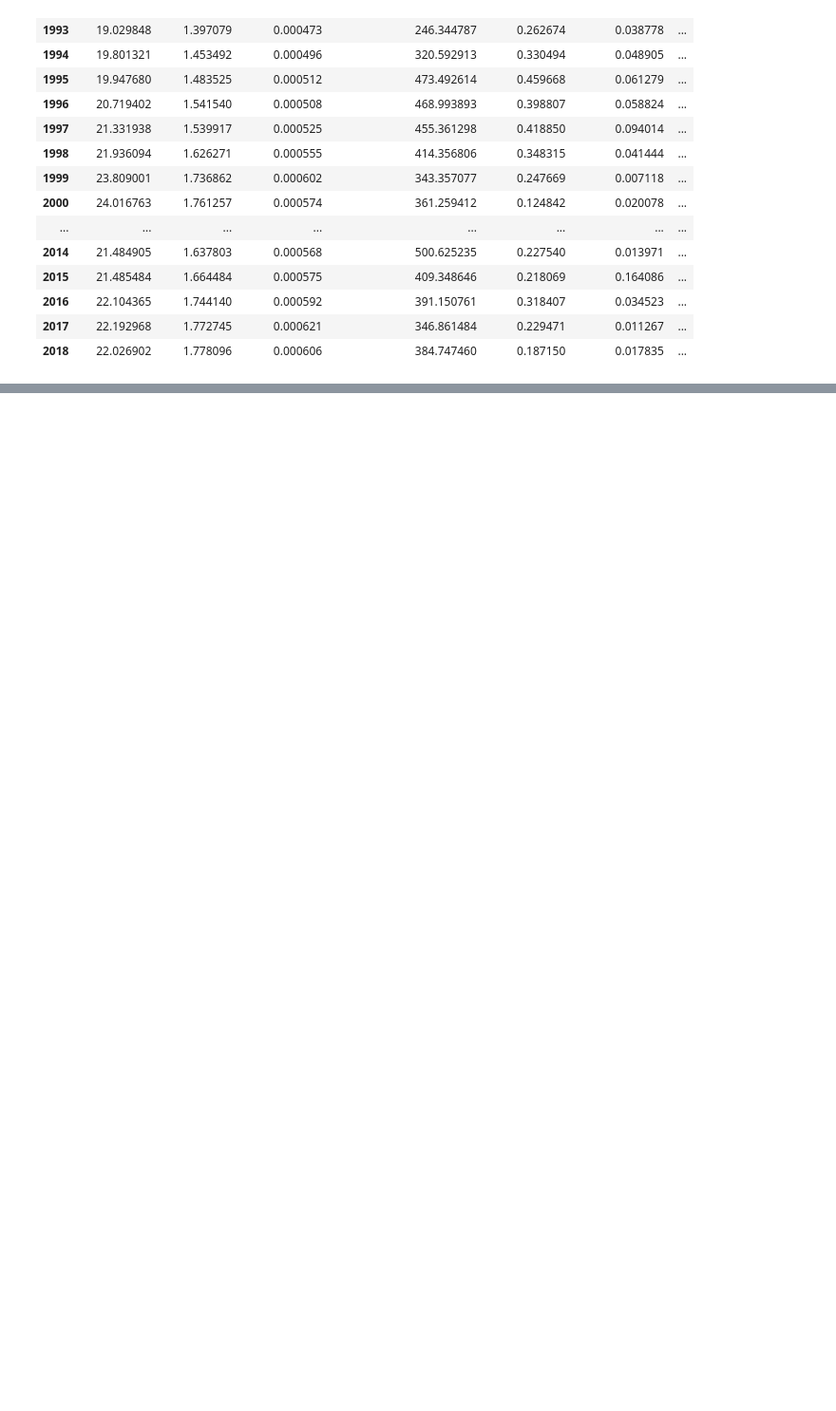
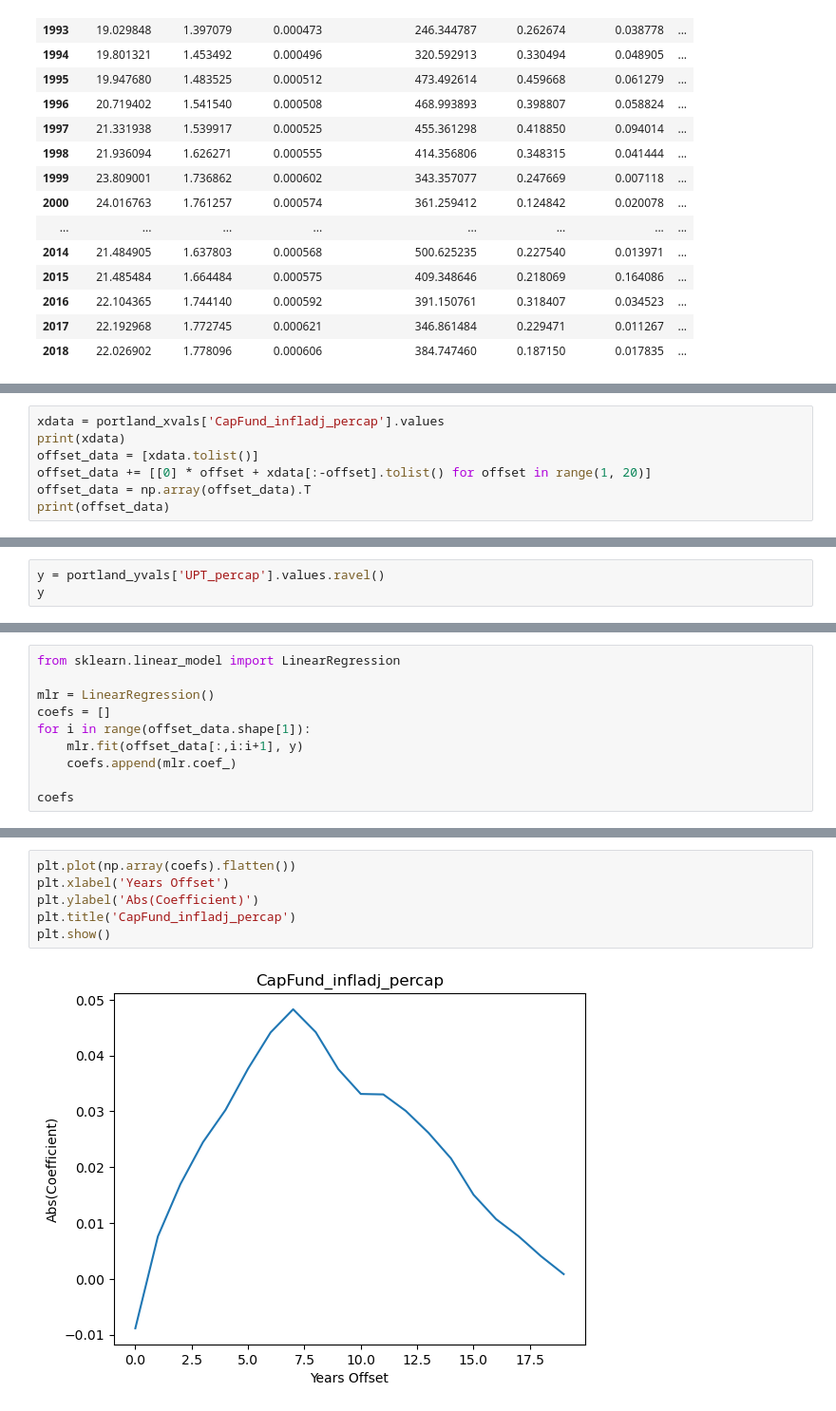
Before and after one commit to lodubay/transit-ridership, a Jupyter notebook: notebooks/time_series_LD.ipynb, the cells around one changed output, grey strips where cells are left out. Shown at 95% size. Drawn from its saved outputs; the diff is of its cells as text; blank space fills up the shorter version.

Commit message:
check correlation offset

```diff
--- a/notebooks/time_series_LD.ipynb
+++ b/notebooks/time_series_LD.ipynb
@@ -369,0 +374,7 @@ portland_xvals
+# %%
+xdata = portland_xvals['CapFund_infladj_percap'].values
+print(xdata)
+offset_data = [xdata.tolist()]
+offset_data += [[0] * offset + xdata[:-offset].tolist() for offset in range(1, 20)]
+offset_data = np.array(offset_data).T
+print(offset_data)
@@ -369,0 +399,3 @@ portland_xvals
+# %%
+y = portland_yvals['UPT_percap'].values.ravel()
+y
@@ -369,0 +409,10 @@ portland_xvals
+# %%
+from sklearn.linear_model import LinearRegression
+
+mlr = LinearRegression()
+coefs = []
+for i in range(offset_data.shape[1]):
+    mlr.fit(offset_data[:,i:i+1], y)
+    coefs.append(mlr.coef_)
+
+coefs
@@ -369,0 +440,8 @@ portland_xvals
+# %%
+plt.plot(np.array(coefs).flatten())
+plt.xlabel('Years Offset')
+plt.ylabel('Abs(Coefficient)')
+plt.title('CapFund_infladj_percap')
+plt.show()
+# %% [output]
+[figure, added]
```
Also changed, not shown: parts of 20 cells of this notebook.
